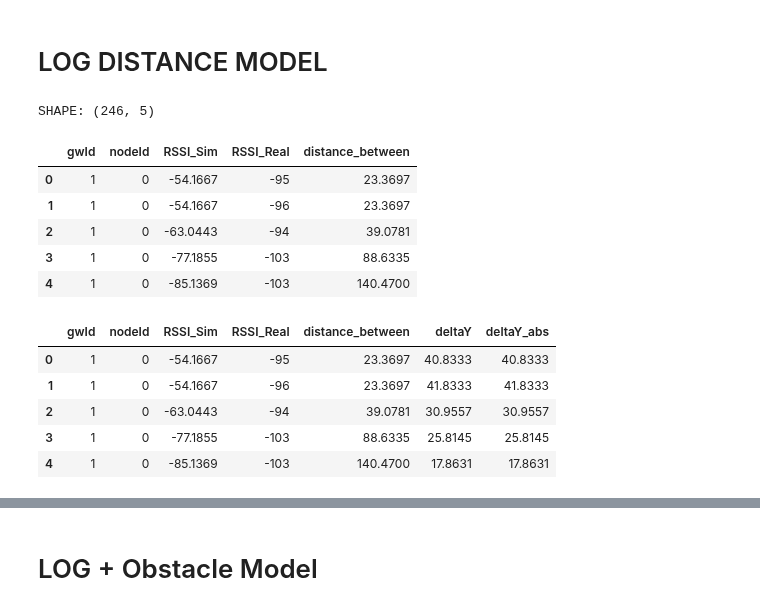
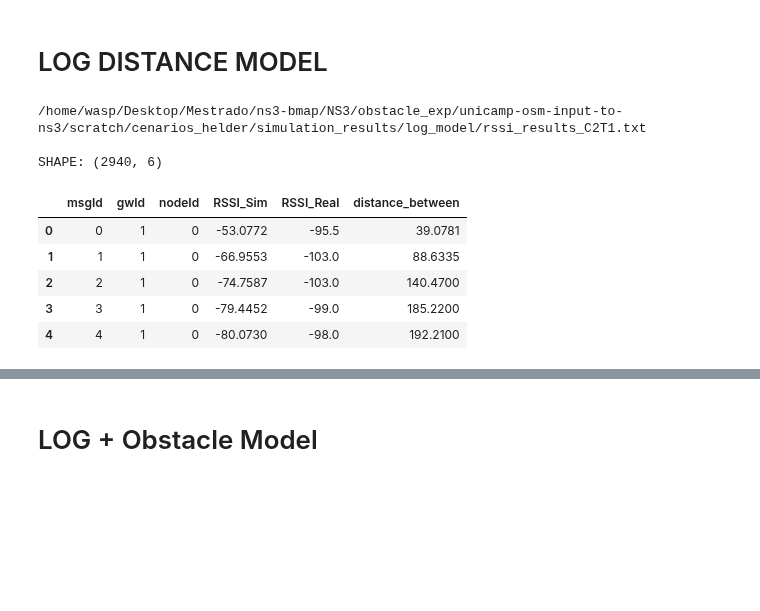
Before and after one commit to wasp-lahis/ns3-bmap, a Jupyter notebook: NS3/obstacle_exp/unicamp-osm-input-to-ns3/scratch/cenarios_helder/simulation_results/ns3-results-analysis.ipynb, the cells around one changed output, grey strips where cells are left out. Cells and saved outputs as stored; diff of their text form; code cells hidden in the pictures; blank space fills up the shorter version.

```diff
--- a/NS3/obstacle_exp/unicamp-osm-input-to-ns3/scratch/cenarios_helder/simulation_results/ns3-results-analysis.ipynb
+++ b/NS3/obstacle_exp/unicamp-osm-input-to-ns3/scratch/cenarios_helder/simulation_results/ns3-results-analysis.ipynb
@@ -62,29 +24,20 @@ per_results_file  = "PER_results_C2T1.txt"
 # %%
 # ----- NETWORK DATASET
 
 path = current_path + log_path_folder + rssi_results_file
-rssi_log_df = pd.read_csv(path, header=None)
-rssi_log_df.columns = ["gwId", "nodeId", "RSSI_Sim", "RSSI_Real", "distance_between"]
+rssi_df = pd.read_csv(path, header=None)
+rssi_df.columns = ["msgId","gwId", "nodeId", "RSSI_Sim", "RSSI_Real", "distance_between"]
 
-print("SHAPE:", rssi_log_df.shape)
-rssi_log_df.head(5)
+print(path)
+print("\nSHAPE:", rssi_df.shape)
+rssi_df.head(5)
 # %% [output]
-SHAPE: (246, 5)
+/home/wasp/Desktop/Mestrado/ns3-bmap/NS3/obstacle_exp/unicamp-osm-input-to-ns3/scratch/cenarios_helder/simulation_results/log_model/rssi_results_C2T1.txt
+
+SHAPE: (2940, 6)
-|  | gwId | nodeId | RSSI_Sim | RSSI_Real | distance_between |
-| 0 | 1 | 0 | -54.1667 | -95 | 23.3697 |
-| 1 | 1 | 0 | -54.1667 | -96 | 23.3697 |
-| 2 | 1 | 0 | -63.0443 | -94 | 39.0781 |
-| 3 | 1 | 0 | -77.1855 | -103 | 88.6335 |
-| 4 | 1 | 0 | -85.1369 | -103 | 140.4700 |
+|  | msgId | gwId | nodeId | RSSI_Sim | RSSI_Real | distance_between |
+| 0 | 0 | 1 | 0 | -53.0772 | -95.5 | 39.0781 |
+| 1 | 1 | 1 | 0 | -66.9553 | -103.0 | 88.6335 |
+| 2 | 2 | 1 | 0 | -74.7587 | -103.0 | 140.4700 |
+| 3 | 3 | 1 | 0 | -79.4452 | -99.0 | 185.2200 |
+| 4 | 4 | 1 | 0 | -80.0730 | -98.0 | 192.2100 |
-# %%
-# deltaY and deltaY_abs colunms
-rssi_log_df['deltaY'] = rssi_log_df['RSSI_Sim'] - rssi_log_df['RSSI_Real']
-rssi_log_df['deltaY_abs'] = abs(rssi_log_df['RSSI_Sim'] - rssi_log_df['RSSI_Real'])
-rssi_log_df.head(5)
-# %% [output]
-|  | gwId | nodeId | RSSI_Sim | RSSI_Real | distance_between | deltaY | deltaY_abs |
-| 0 | 1 | 0 | -54.1667 | -95 | 23.3697 | 40.8333 | 40.8333 |
-| 1 | 1 | 0 | -54.1667 | -96 | 23.3697 | 41.8333 | 41.8333 |
-| 2 | 1 | 0 | -63.0443 | -94 | 39.0781 | 30.9557 | 30.9557 |
-| 3 | 1 | 0 | -77.1855 | -103 | 88.6335 | 25.8145 | 25.8145 |
-| 4 | 1 | 0 | -85.1369 | -103 | 140.4700 | 17.8631 | 17.8631 |
```
Also changed, not shown: parts of 26 cells of this notebook, 37 other files.
